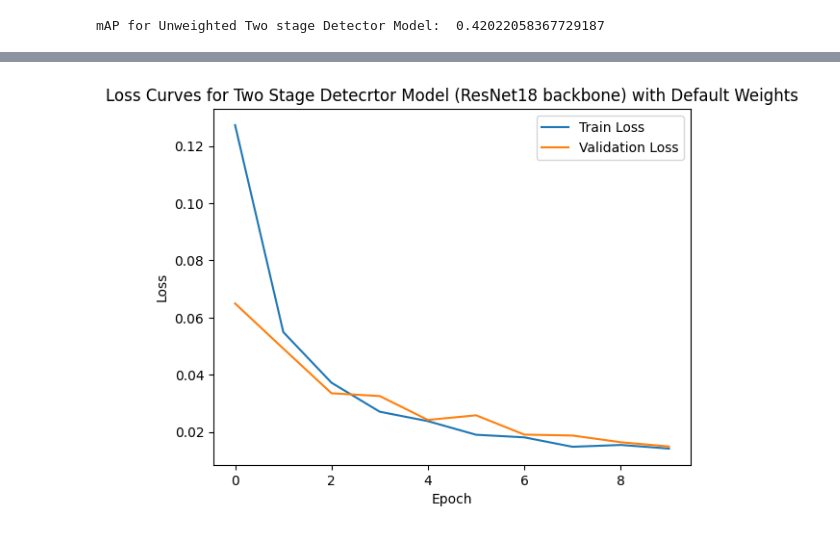
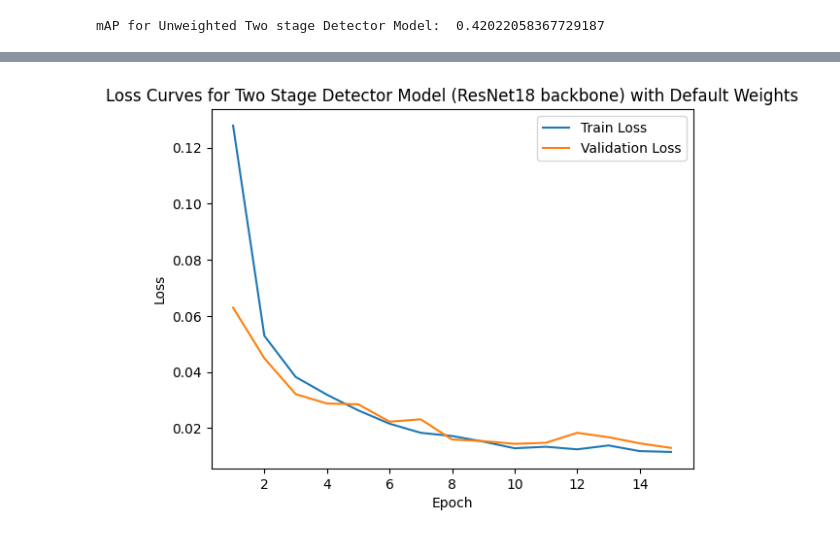
Before and after one commit to Adil7777/ObjectDetectionProject, a Jupyter notebook: model.ipynb, the cells around one changed output, grey strips where cells are left out. Cells and saved outputs as stored; diff of their text form; code cells hidden in the pictures.

```diff
--- a/model.ipynb
+++ b/model.ipynb
@@ -392,10 +402,12 @@ model_weights, train_loss_weights, val_loss_weights = train_model(model_weights,
 # %%
-plt.plot(train_loss_weights, label='Train Loss')
-plt.plot(val_loss_weights, label='Validation Loss')
-plt.title('Loss Curves for Two Stage Detecrtor Model (ResNet18 backbone) with Default Weights')
+epochs = range(1, 16)
+
+plt.plot(epochs, train_loss_weights, label='Train Loss')
+plt.plot(epochs, val_loss_weights, label='Validation Loss')
+plt.title('Loss Curves for Two Stage Detector Model (ResNet18 backbone) with Default Weights')
 plt.xlabel('Epoch')
 plt.ylabel('Loss')
 plt.legend()
 plt.show()
 # %% [output]
-[figure, old version]
+[figure, new version]
```
Also changed, not shown: parts of 13 cells of this notebook.
